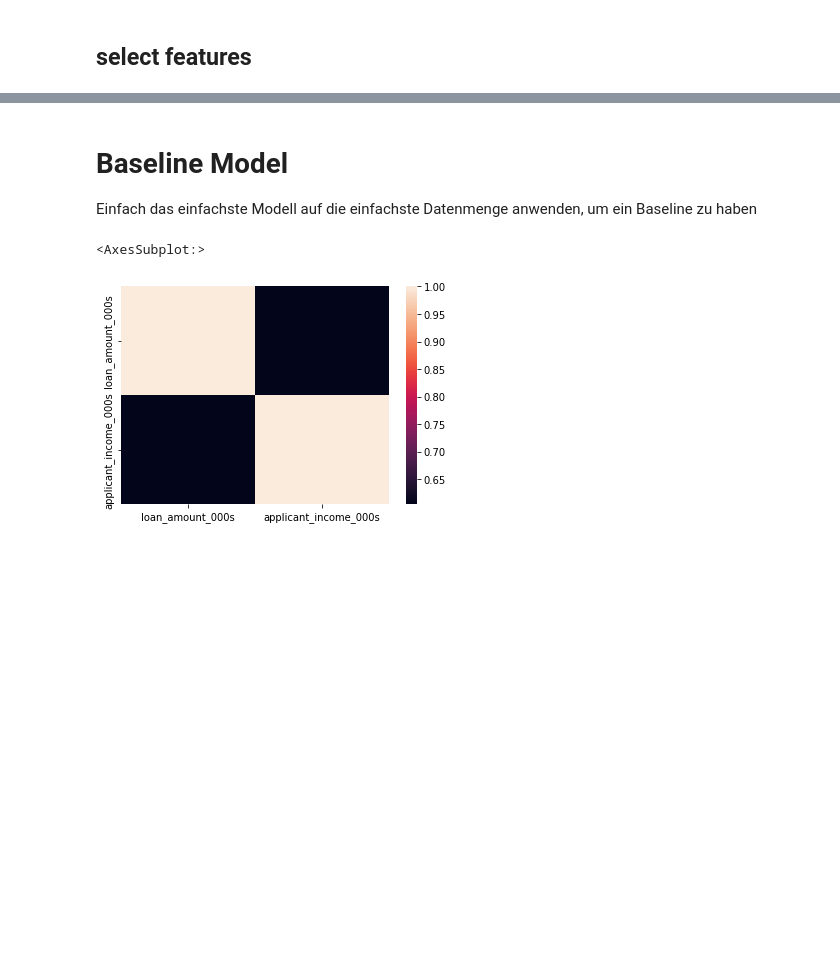
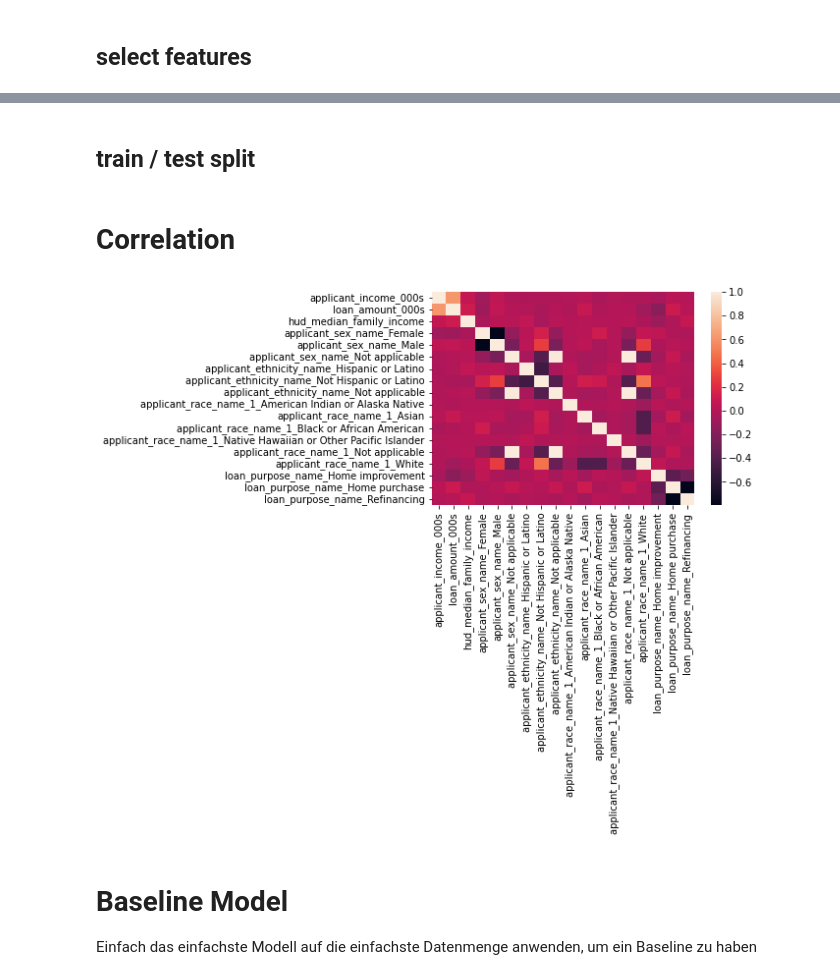
Before and after one commit to mrs-curi0sity/loan_data_challenge, a Jupyter notebook: eda_credit.ipynb, the cells around one changed output, grey strips where cells are left out. Drawn from its saved outputs; the diff is of its cells as text; code cells hidden in the pictures; blank space fills up the shorter version.

```diff
--- a/eda_credit.ipynb
+++ b/eda_credit.ipynb
@@ -477,6 +481,21 @@ Index(['action_taken_name', 'agency_name', 'applicant_ethnicity_name',
        'loan_purpose_name_Refinancing'],
       dtype='object')
 # %%
-selected_features = ['action_taken_name', 'applicant_income_000s', 'loan_amount_000s', 'hud_median_family_income', 'loan_purpose_name_Home improvement', 'loan_purpose_name_Home purchase',
+selected_features = ['action_taken_name', 'applicant_income_000s', 'loan_amount_000s', 'hud_median_family_income']
+selected_features = selected_features + ['applicant_sex_name_Female',
+       #'applicant_sex_name_Information not provided by applicant in mail, Internet, or telephone application',
+       'applicant_sex_name_Male',
+      #'applicant_sex_name_Not applicable',
+       'applicant_ethnicity_name_Hispanic or Latino',
+       #'applicant_ethnicity_name_Information not provided by applicant in mail, Internet, or telephone application',
+       'applicant_ethnicity_name_Not Hispanic or Latino',
+       #'applicant_ethnicity_name_Not applicable',
+       'applicant_race_name_1_American Indian or Alaska Native',
+       'applicant_race_name_1_Asian',
+       'applicant_race_name_1_Black or African American',
+       #'applicant_race_name_1_Information not provided by applicant in mail, Internet, or telephone application',
+       'applicant_race_name_1_Native Hawaiian or Other Pacific Islander',
+       'applicant_race_name_1_Not applicable', 'applicant_race_name_1_White',
+       'loan_purpose_name_Home improvement', 'loan_purpose_name_Home purchase',
        'loan_purpose_name_Refinancing']
 # %%
@@ -508,10 +537,17 @@ df_credit_data_selected.shape
-# %% [markdown]
-# Baseline Model
-Einfach das einfachste Modell auf die einfachste Datenmenge anwenden, um ein Baseline zu haben
+# %%
+X, y = df_credit_data_selected['action_taken_name'], df_credit_data_selected.drop(['action_taken_name'], axis=1)
+# %% [markdown]
+## train / test split
+# %%
+X_train, X_test, y_train, y_test = train_test_split(df_credit_data_selected, y, test_size=0.10, random_state=42)
+# %% [markdown]
+# Correlation
 # %%
-selected_dimensions = []
+# gender: no big correlation ;)
+sns.heatmap(X_train.corr())
+plt.savefig('pics/heatmap_ethnicity.png')
+# %% [output]
+[figure, added]
-# %%
-sns.heatmap(df_credit_data[['loan_amount_000s', 'applicant_income_000s']].corr())
-# %% [output]
-<AxesSubplot:>
-[figure, removed]
+# %% [markdown]
+# Baseline Model
+Einfach das einfachste Modell auf die einfachste Datenmenge anwenden, um ein Baseline zu haben
```
Also changed, not shown: parts of 7 cells of this notebook.
